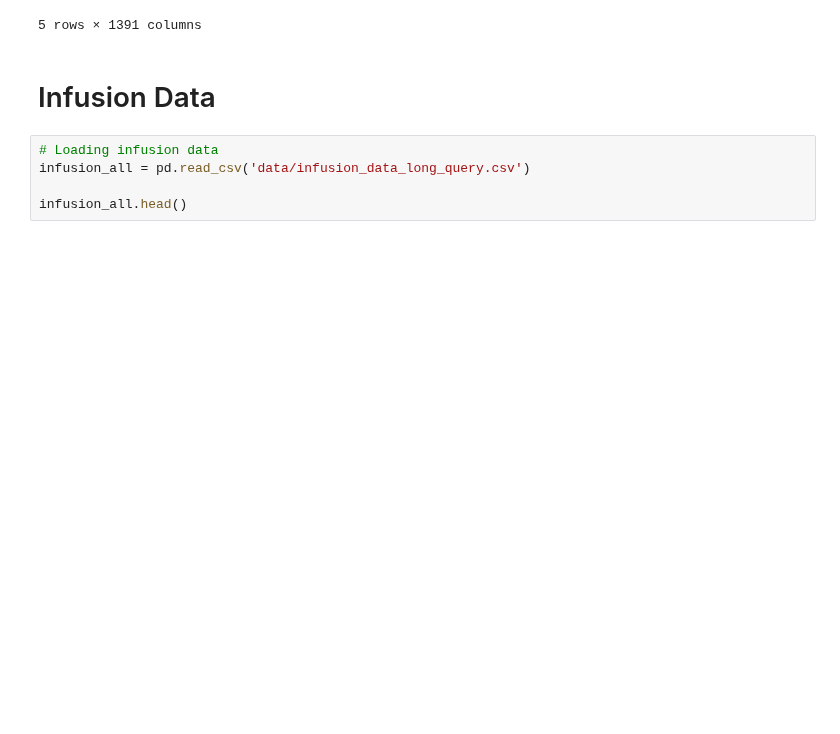
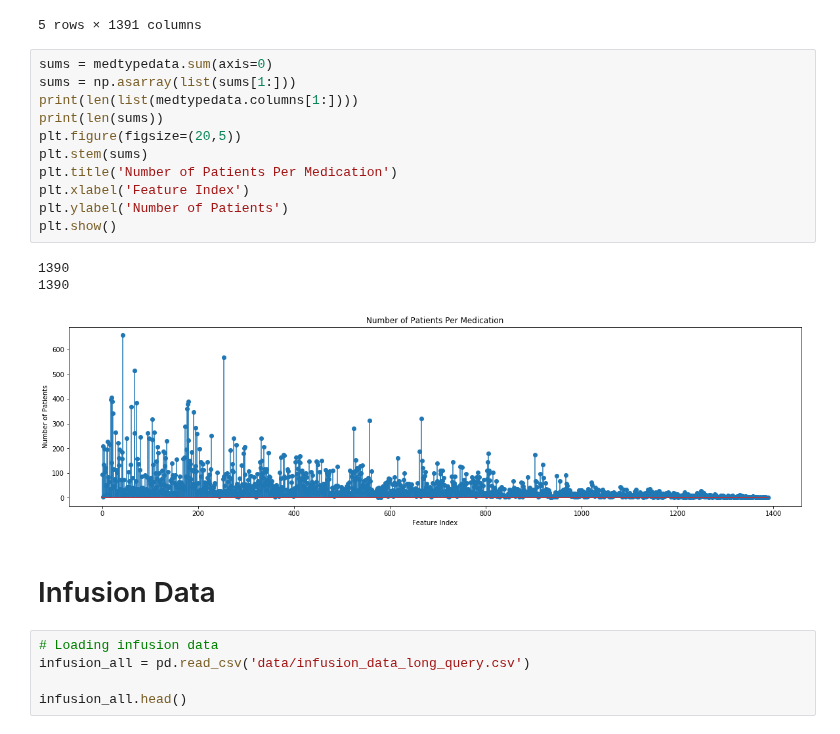
Before and after one commit to adit98/tbi, a Jupyter notebook: GCS_Modeling_JB.ipynb, the cells around one changed output. Saved outputs shown, nothing was run; the diff lists cells and outputs as text; blank space fills up the shorter version.

```diff
--- a/GCS_Modeling_JB.ipynb
+++ b/GCS_Modeling_JB.ipynb
@@ -349,6 +370,21 @@ medtypedata.head()
 | 3 | 2276986 | 1.0 | 0.0 | 1.0 | 1.0 | 0.0 | 0.0 | 0.0 | ... |
 | 4 | 2368137 | 1.0 | 0.0 | 1.0 | 0.0 | 0.0 | 0.0 | 0.0 | ... |
 5 rows × 1391 columns
+# %%
+sums = medtypedata.sum(axis=0)
+sums = np.asarray(list(sums[1:]))
+print(len(list(medtypedata.columns[1:])))
+print(len(sums))
+plt.figure(figsize=(20,5))
+plt.stem(sums)
+plt.title('Number of Patients Per Medication')
+plt.xlabel('Feature Index')
+plt.ylabel('Number of Patients')
+plt.show()
+# %% [output]
+1390
+1390
+[figure, added]
 # %% [markdown]
 # Infusion Data
 # %%
```
Also changed, not shown: parts of 20 cells of this notebook.
